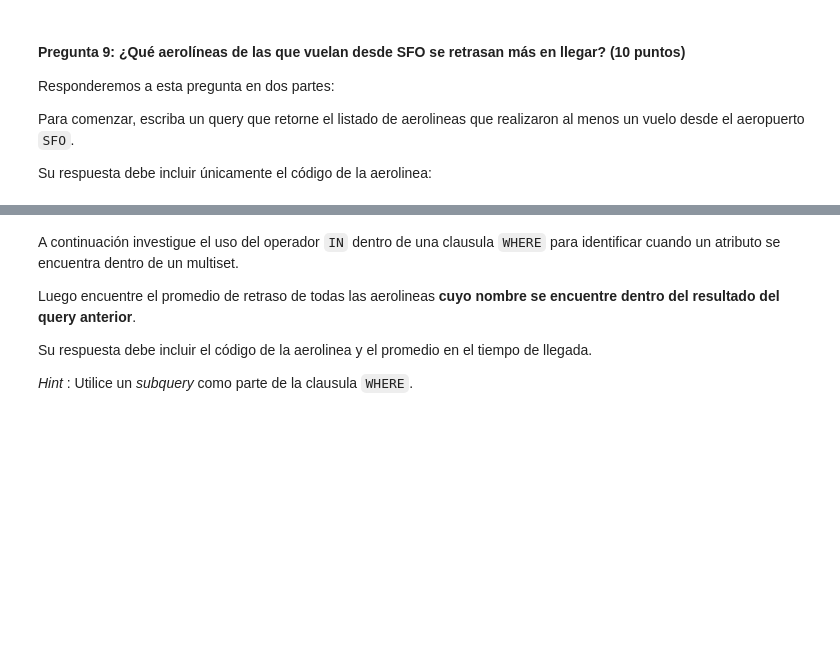
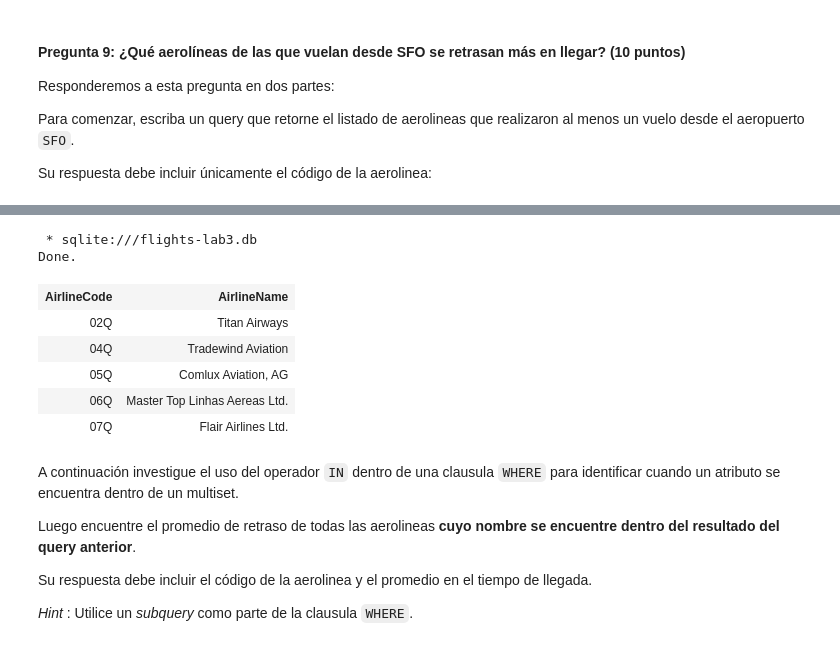
Before and after one commit to davisalvarez/LAB03-DB, a Jupyter notebook: Lab 03 - SQL parte II-15842.ipynb, the cells around one changed output, grey strips where cells are left out. Saved outputs shown, nothing was run; the diff lists cells and outputs as text; code cells hidden in the pictures; blank space fills up the shorter version.

```diff
--- a/Lab 03 - SQL parte II-15842.ipynb
+++ b/Lab 03 - SQL parte II-15842.ipynb
@@ -304,3 +354,16 @@ Su respuesta debe incluir únicamente el código de la aerolinea:
+# %%
+%%sql SELECT *
+        FROM airlines
+        LIMIT 5
+# %% [output]
+ * sqlite:///flights-lab3.db
+Done.
+| AirlineCode | AirlineName |
+| 02Q | Titan Airways |
+| 04Q | Tradewind Aviation |
+| 05Q | Comlux Aviation, AG |
+| 06Q | Master Top Linhas Aereas Ltd. |
+| 07Q | Flair Airlines Ltd. |
 # %% [markdown]
 A continuación investigue el uso del operador `IN` dentro de una clausula `WHERE` para identificar cuando un atributo se encuentra dentro de un multiset.
 
```
Also changed, not shown: parts of 7 cells of this notebook.
